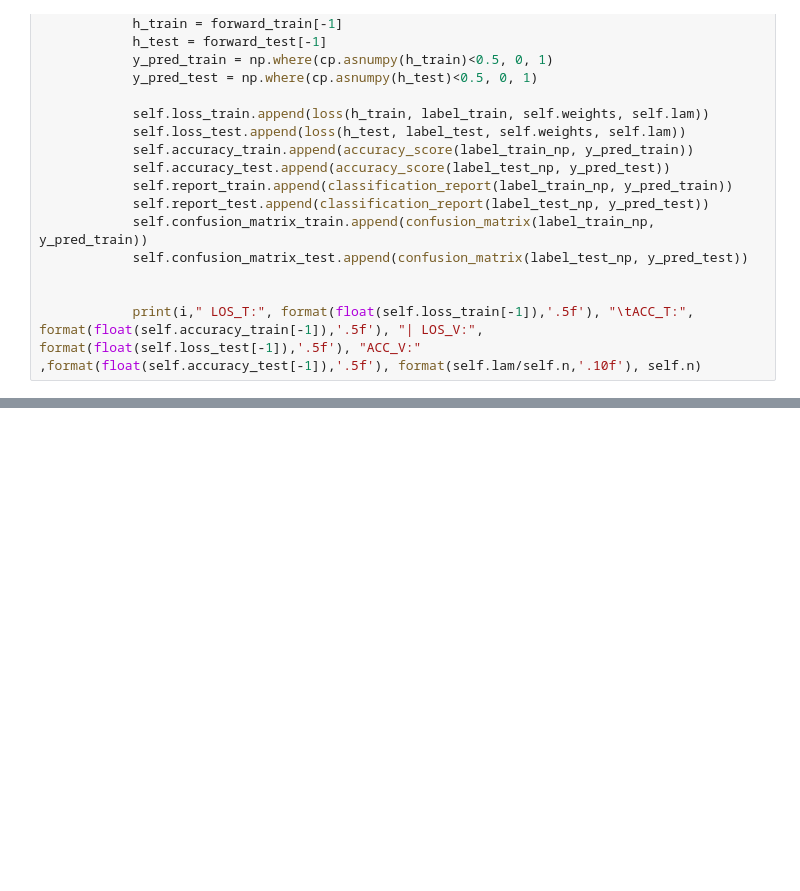
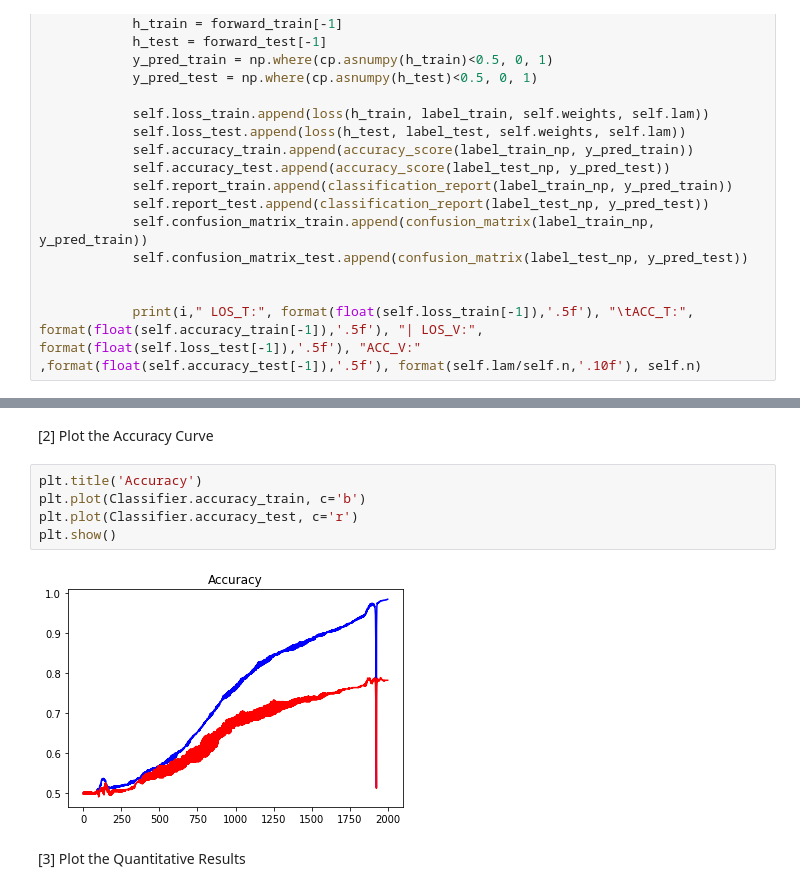
Before and after one commit to jwoonge/ML-algorithms, a Jupyter notebook: 10_Text_Classification_using_Neural_Networks.ipynb, the cells around one changed output, grey strips where cells are left out. Saved outputs shown, nothing was run; the diff lists cells and outputs as text; blank space fills up the shorter version.

```diff
--- a/10_Text_Classification_using_Neural_Networks.ipynb
+++ b/10_Text_Classification_using_Neural_Networks.ipynb
@@ -249,0 +241,11 @@ print(np.shape(y_train))
+# %% [markdown]
+[2] Plot the Accuracy Curve
+# %%
+plt.title('Accuracy')
+plt.plot(Classifier.accuracy_train, c='b')
+plt.plot(Classifier.accuracy_test, c='r')
+plt.show()
+# %% [output]
+[figure, added]
+# %% [markdown]
+[3] Plot the Quantitative Results
```
Also changed, not shown: parts of 21 cells of this notebook.
